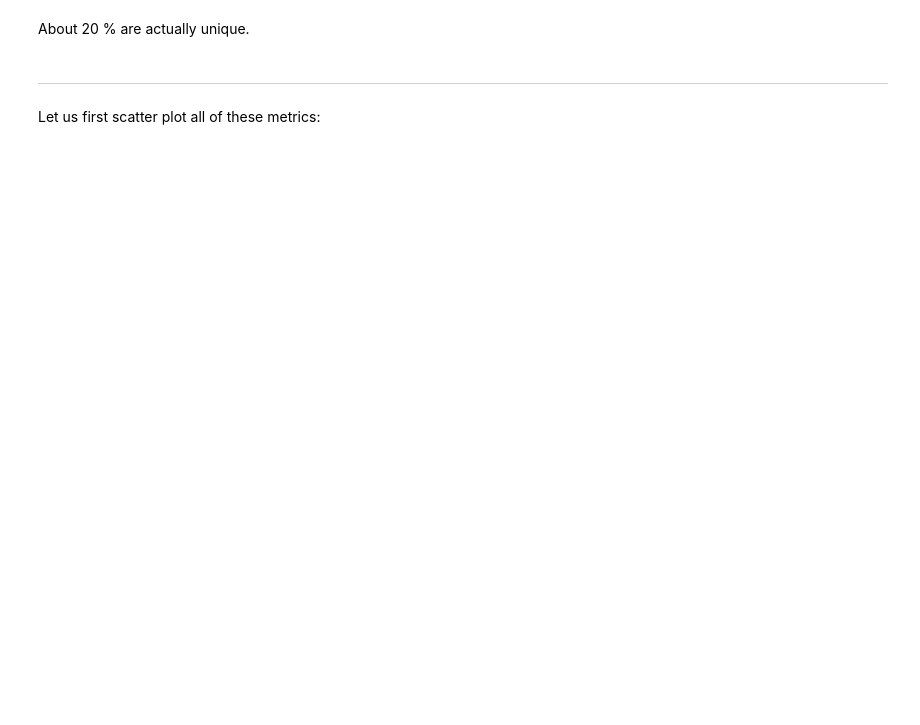
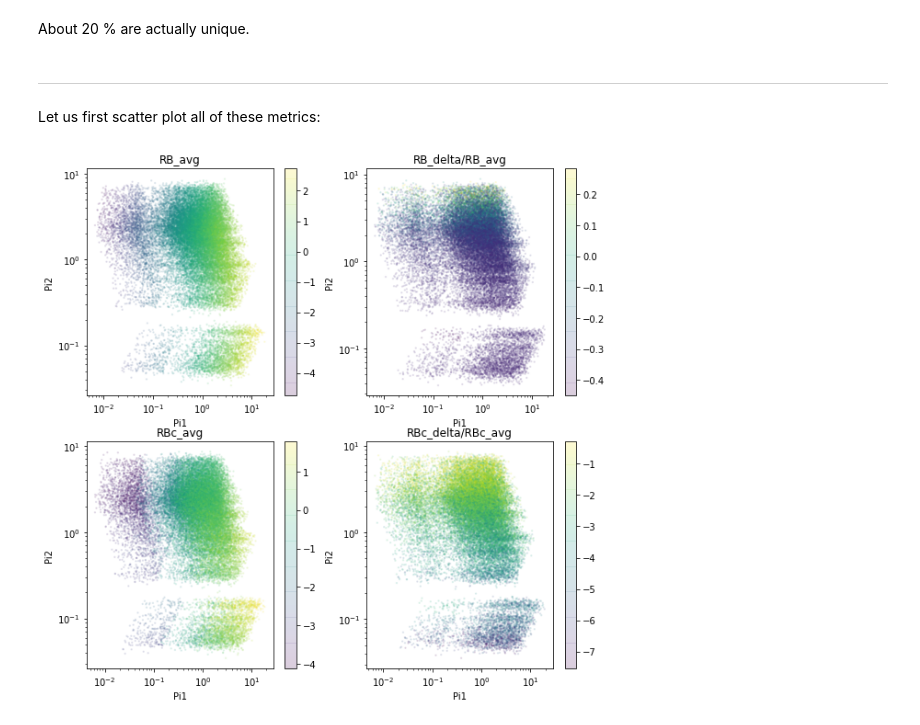
Before and after one commit to LucasFuentesValenzuela/RB_model, a Jupyter notebook: Test_model_results.ipynb, the cells around one changed output. Drawn from its saved outputs; the diff is of its cells as text; code cells hidden in the pictures; blank space fills up the shorter version.

```diff
--- a/Test_model_results.ipynb
+++ b/Test_model_results.ipynb
@@ -74,0 +79,4 @@ plt.yscale('log')
+# %%
+plot_results(pi1, pi2, stats)
+# %% [output]
+[figure, added]
```
Also changed, not shown: parts of 15 cells of this notebook, 1 other file.
